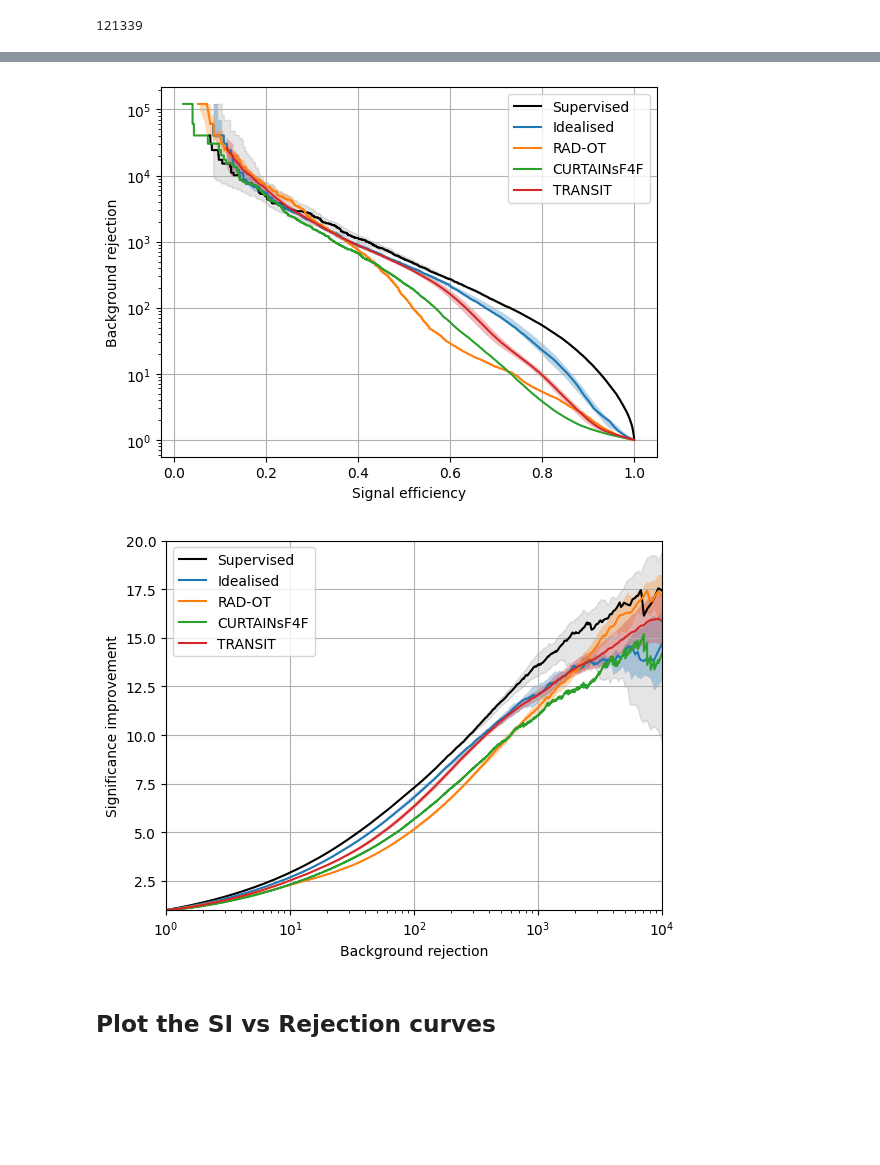
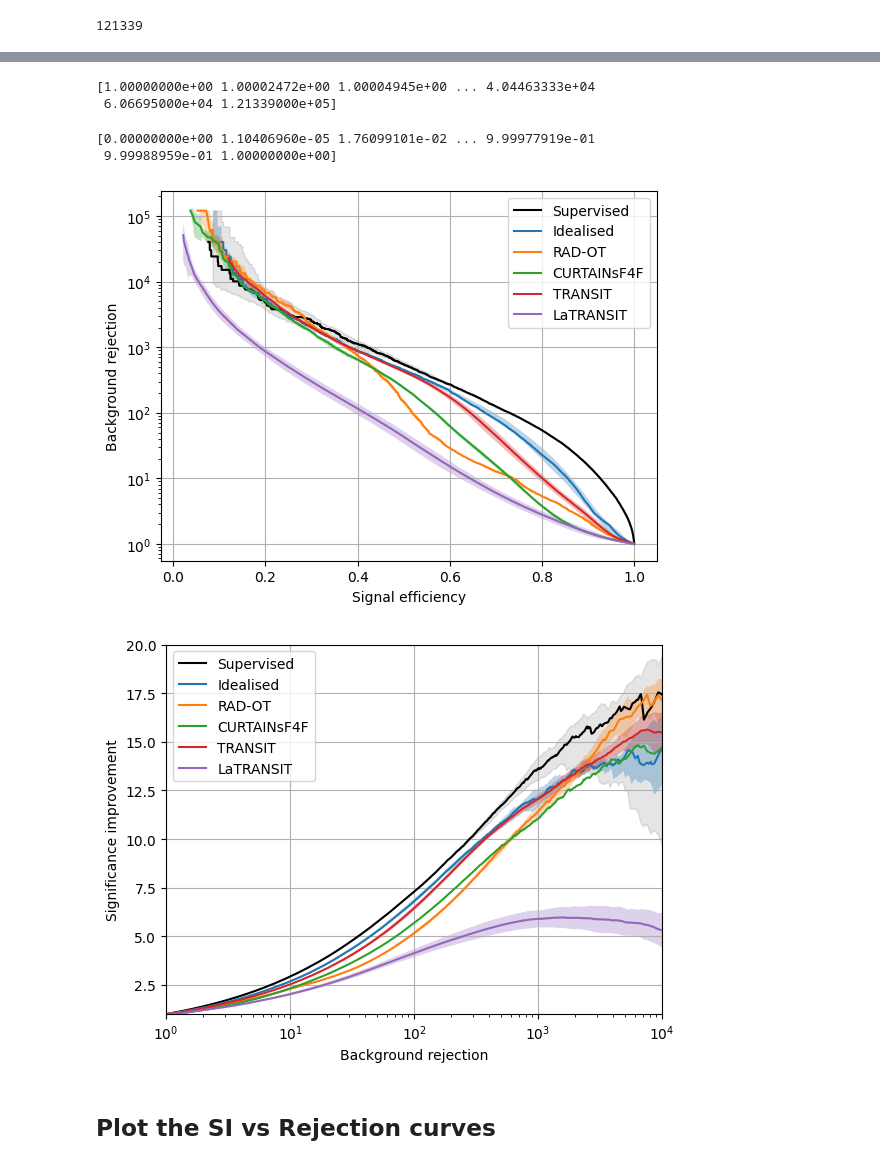
Before and after one commit to IvanOleksiyuk/transit-hep, a Jupyter notebook: twinturbo/scripts/final_plotsML4J.ipynb, the cells around one changed output, grey strips where cells are left out. Drawn from its saved outputs; the diff is of its cells as text; code cells hidden in the pictures; blank space fills up the shorter version.

```diff
--- a/twinturbo/scripts/final_plotsML4J.ipynb
+++ b/twinturbo/scripts/final_plotsML4J.ipynb
@@ -7,9 +13,10 @@ import pickle
 # %%
-group_run = "/home/users/o/oleksiyu/WORK/hyperproject/twinturbo/workspaces/ML4Jets/TRANSITv15f_group/"
-doping_run = "/home/users/o/oleksiyu/WORK/hyperproject/twinturbo/workspaces/ML4Jets/TRANSITv15f_dopings"
-template_from = "/home/users/o/oleksiyu/WORK/hyperproject/twinturbo/workspaces/ML4Jets/TRANSITv15f_group/"
-one_run = "/home/users/o/oleksiyu/WORK/hyperproject/twinturbo/workspaces/ML4Jets/TRANSITv10f_group/run-TTS_1/template/outputs/template_sample.h5"
+group_run = "/home/users/o/oleksiyu/WORK/hyperproject/twinturbo/workspaces/ML4Jets/TRANSITv25f_group/"
+doping_run = "/home/users/o/oleksiyu/WORK/hyperproject/twinturbo/workspaces/ML4Jets/TRANSITv25f_dopings"
+template_from = "/home/users/o/oleksiyu/WORK/hyperproject/twinturbo/workspaces/ML4Jets/TRANSITv25f/"
+one_run = "/home/users/o/oleksiyu/WORK/hyperproject/twinturbo/workspaces/ML4Jets/TRANSITv25f/"
 features = ["m_j1", "del_m", "del_R", "tau21_j1", "tau21_j2",  "m_jj"]
+add_latent = True
 # %%
-save_folder = "/home/users/o/oleksiyu/WORK/hyperproject/plots/ML4J/"
+save_folder = "/home/users/o/oleksiyu/WORK/hyperproject/plots/ML4J_la/"
 os.makedirs(save_folder, exist_ok=True)
@@ -112,4 +361,9 @@ print(N_EVENTS_SR)
 # load my curves
 my_curver_rej = np.load(group_run+"plots/compare/TwinTurbo_rejection_v_TPR_comb_seeds_CWOLA.npy")
 my_curve_sic = np.load(group_run+"plots/compare/TwinTurbo_SI_v_rej_comb_seeds_CWOLA.npy")
+my_curve_roc_closure = np.load(group_run+"plots/compare/TwinTurbo_ROC_closure_comb_seeds_CWOLA.npy")
+
+laTRANSIT_curver_rej = np.load(group_run+"plots/compare/TwinTurboLatent_rejection_v_TPR_comb_seeds_CWOLA.npy")
+laTRANSIT_curve_sic = np.load(group_run+"plots/compare/TwinTurboLatent_SI_v_rej_comb_seeds_CWOLA.npy")
+laTRANSIT_curve_roc_closure = np.load(group_run+"plots/compare/TwinTurboLatent_ROC_closure_comb_seeds_CWOLA.npy")
 #print(my_curver_rej)
@@ -116,9 +400,38 @@ my_curve_sic = np.load(group_run+"plots/compare/TwinTurbo_SI_v_rej_comb_seeds_CW
 # %%
 # load CURTAINSF4F
-npy_file =  "/home/users/o/oleksiyu/WORK/hyperproject/lit/curtains/run_8/seed_0/rejection_v_TPR.npy"
-curtains_rej = np.load(npy_file)
-npy_file =  "/home/users/o/oleksiyu/WORK/hyperproject/lit/curtains/run_8/seed_0/SI_v_rej.npy"
-curtains_sic = np.load(npy_file)
+run=8
+SI_rejs = []
+for seed in range(5):
+    SI_curve_file = f"/home/users/o/oleksiyu/WORK/hyperproject/lit/curtains/run_{run}/seed_{seed}/SI_v_rej.npy"
+    SI_rej = np.load(SI_curve_file)
+    SI_rej[0] = np.flip(SI_rej[0])
+    SI_rej[1] = np.flip(SI_rej[1])
+    SI_rejs += [SI_rej]
+common_x = get_common_x(SI_rejs)
+print(common_x)
+y, y_std = get_y_and_std_curves(SI_rejs, common_x)
+curtains_sic = np.concatenate([common_x.reshape(1, len(common_x)), y.reshape(1, len(common_x)), y_std.reshape(1, len(common_x))], axis=0)
+
+#npy_file =  "/home/users/o/oleksiyu/WORK/hyperproject/lit/curtains/run_8/seed_0/rejection_v_TPR.npy"
+#curtains_rej = np.load(npy_file)
+#npy_file =  "/home/users/o/oleksiyu/WORK/hyperproject/lit/curtains/run_8/seed_0/SI_v_rej.npy"
+# %% [output]
+[1.00000000e+00 1.00002472e+00 1.00004945e+00 ... 4.04463333e+04
+ 6.06695000e+04 1.21339000e+05]
+# %%
+run=8
+rej_rejs = []
+for seed in range(5):
+    rej_curve_file = f"/home/users/o/oleksiyu/WORK/hyperproject/lit/curtains/run_{run}/seed_{seed}/rejection_v_TPR.npy"
+    rej_rej = np.load(rej_curve_file)
+    rej_rejs += [rej_rej]
+common_x1 = get_common_x(rej_rejs)
+print(common_x1)
+y1, y_std1 = get_y_and_std_curves(rej_rejs, common_x1)
+curtains_rej = np.concatenate([common_x1.reshape(1, len(common_x1)), y1.reshape(1, len(common_x1)), y_std1.reshape(1, len(common_x1))], axis=0)
+# %% [output]
+[0.00000000e+00 1.10406960e-05 1.76099101e-02 ... 9.99977919e-01
+ 9.99988959e-01 1.00000000e+00]
 # %%
 # Load supervised
 csv_file_path = '/srv/beegfs/scratch/groups/rodem/oliws/radot_rej_3000.csv'
@@ -206,11 +519,13 @@ plt.plot(idealised_curve["x"], idealised_curve["y_center"], label="Idealised")
 plt.fill_between(idealised_curve["x"], idealised_curve["y_down"], idealised_curve["y_up"], alpha=0.3)
 plt.plot(RADOT_curve["x"], RADOT_curve["y_center"], label="RAD-OT")
 plt.fill_between(RADOT_curve["x"], RADOT_curve["y_down"], RADOT_curve["y_up"], alpha=0.3)
-
 plt.plot(curtains_rej[0], curtains_rej[1], label="CURTAINsF4F")
-plt.fill_between(curtains_rej[0], curtains_rej[1]-0, curtains_rej[1]+0, alpha=0.3)
+plt.fill_between(curtains_rej[0], curtains_rej[1]-curtains_rej[2], curtains_rej[1]+curtains_rej[2], alpha=0.3)
 plt.plot(my_curver_rej[0], my_curver_rej[1], label="TRANSIT")
 plt.fill_between(my_curver_rej[0], my_curver_rej[1]-my_curver_rej[2], my_curver_rej[1]+my_curver_rej[2], alpha=0.3)
+if add_latent:
+    plt.plot(laTRANSIT_curver_rej[0], laTRANSIT_curver_rej[1], label="LaTRANSIT")
+    plt.fill_between(laTRANSIT_curver_rej[0], laTRANSIT_curver_rej[1]-laTRANSIT_curver_rej[2], laTRANSIT_curver_rej[1]+laTRANSIT_curver_rej[2], alpha=0.3)
 plt.yscale("log")
 plt.grid()
 plt.legend()
@@ -218,26 +533,29 @@ plt.xlabel("Signal efficiency")
 plt.ylabel("Background rejection")
 plt.savefig(save_folder+"inverse_rej.png", dpi=300, bbox_inches='tight')
 # %% [output]
-[figure, old version]
+[figure, new version]
 # %%
 plt.figure()
 plt.plot(super_sic["x"], super_sic["y_center"], label="Supervised", color="black")
 plt.fill_between(super_sic["x"], super_sic["y_down"], super_sic["y_up"], alpha=0.1, color="black")
 plt.plot(ideal_sic["x"], ideal_sic["y_center"], label="Idealised")
 plt.fill_between(ideal_sic["x"], ideal_sic["y_down"], ideal_sic["y_up"], alpha=0.3)
 plt.plot(radot2["rejection"], radot2["tpr_center"], label="RAD-OT")
 plt.fill_between(radot2["rejection"], radot2["tpr_down"], radot2["tpr_up"], alpha=0.3)
 plt.plot(curtains_sic[0], curtains_sic[1], label="CURTAINsF4F")
 plt.fill_between(curtains_sic[0], curtains_sic[1]-0, curtains_sic[1]+0, alpha=0.3)
 plt.plot(my_curve_sic[0], my_curve_sic[1], label="TRANSIT")
 plt.fill_between(my_curve_sic[0], my_curve_sic[1]-my_curve_sic[2], my_curve_sic[1]+my_curve_sic[2], alpha=0.3)
+if add_latent:
+    plt.plot(laTRANSIT_curve_sic[0], laTRANSIT_curve_sic[1], label="LaTRANSIT")
+    plt.fill_between(laTRANSIT_curve_sic[0], laTRANSIT_curve_sic[1]-laTRANSIT_curve_sic[2], laTRANSIT_curve_sic[1]+laTRANSIT_curve_sic[2], alpha=0.3)
 plt.xscale("log")
 plt.xlim(1, 10000)
 plt.ylim(1, 20)
 plt.xlabel("Background rejection")
 plt.ylabel("Significance improvement")
 plt.grid()
 plt.legend()
 plt.savefig(save_folder+"SIC.png", dpi=300, bbox_inches='tight')
 # %% [output]
-[figure, old version]
+[figure, new version]
```
Also changed, not shown: parts of 37 cells of this notebook, 21 other files.
